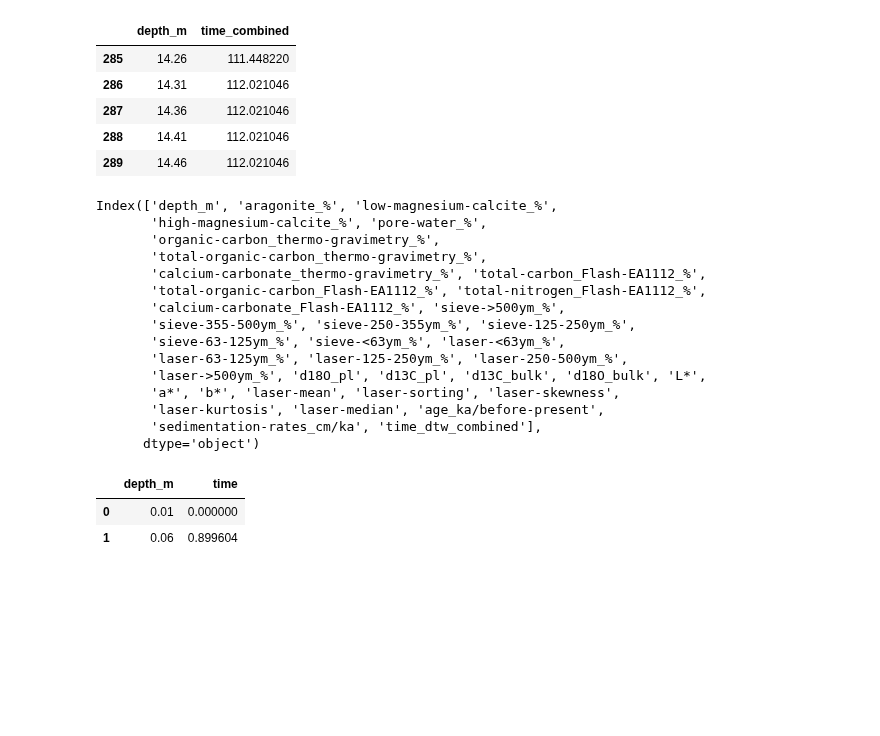
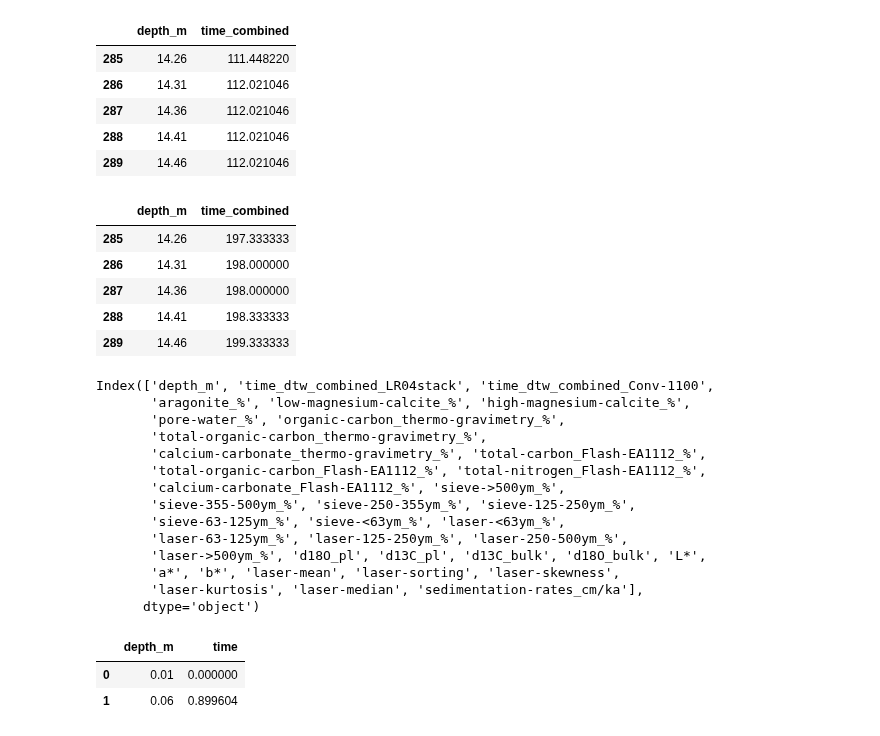
Before and after one commit to andreas-paul/dtw, a Jupyter notebook: src/02_fig_age-models.ipynb, the cells around one changed output. Drawn from its saved outputs; the diff is of its cells as text; code cells hidden in the pictures; blank space fills up the shorter version.

```diff
--- a/src/02_fig_age-models.ipynb
+++ b/src/02_fig_age-models.ipynb
@@ -45,5 +47,16 @@ tdm.tail()
 | 287 | 14.36 | 112.021046 |
 | 288 | 14.41 | 112.021046 |
 | 289 | 14.46 | 112.021046 |
+# %%
+tdm_2 = pd.read_csv("../out/time-depth-models/tdm_core_1150_combined_LR04stack.csv")
+# %%
+tdm_2.tail()
+# %% [output]
+|  | depth_m | time_combined |
+| 285 | 14.26 | 197.333333 |
+| 286 | 14.31 | 198.000000 |
+| 287 | 14.36 | 198.000000 |
+| 288 | 14.41 | 198.333333 |
+| 289 | 14.46 | 199.333333 |
 # %%
 data = pd.read_excel("../out/data_1150.xlsx")
@@ -52,19 +63,18 @@ data.drop('age_ka_dtw', axis=1, inplace=True)
-# %%
-data.columns
-# %% [output]
-Index(['depth_m', 'aragonite_%', 'low-magnesium-calcite_%',
-       'high-magnesium-calcite_%', 'pore-water_%',
-       'organic-carbon_thermo-gravimetry_%',
-       'total-organic-carbon_thermo-gravimetry_%',
-       'calcium-carbonate_thermo-gravimetry_%', 'total-carbon_Flash-EA1112_%',
-       'total-organic-carbon_Flash-EA1112_%', 'total-nitrogen_Flash-EA1112_%',
-       'calcium-carbonate_Flash-EA1112_%', 'sieve->500ym_%',
-       'sieve-355-500ym_%', 'sieve-250-355ym_%', 'sieve-125-250ym_%',
-       'sieve-63-125ym_%', 'sieve-<63ym_%', 'laser-<63ym_%',
-       'laser-63-125ym_%', 'laser-125-250ym_%', 'laser-250-500ym_%',
-       'laser->500ym_%', 'd18O_pl', 'd13C_pl', 'd13C_bulk', 'd18O_bulk', 'L*',
-       'a*', 'b*', 'laser-mean', 'laser-sorting', 'laser-skewness',
-       'laser-kurtosis', 'laser-median', 'age_ka/before-present',
-       'sedimentation-rates_cm/ka', 'time_dtw_combined'],
-      dtype='object')
+# %%
+data.columns
+# %% [output]
+Index(['depth_m', 'time_dtw_combined_LR04stack', 'time_dtw_combined_Conv-1100',
+       'aragonite_%', 'low-magnesium-calcite_%', 'high-magnesium-calcite_%',
+       'pore-water_%', 'organic-carbon_thermo-gravimetry_%',
+       'total-organic-carbon_thermo-gravimetry_%',
+       'calcium-carbonate_thermo-gravimetry_%', 'total-carbon_Flash-EA1112_%',
+       'total-organic-carbon_Flash-EA1112_%', 'total-nitrogen_Flash-EA1112_%',
+       'calcium-carbonate_Flash-EA1112_%', 'sieve->500ym_%',
+       'sieve-355-500ym_%', 'sieve-250-355ym_%', 'sieve-125-250ym_%',
+       'sieve-63-125ym_%', 'sieve-<63ym_%', 'laser-<63ym_%',
+       'laser-63-125ym_%', 'laser-125-250ym_%', 'laser-250-500ym_%',
+       'laser->500ym_%', 'd18O_pl', 'd13C_pl', 'd13C_bulk', 'd18O_bulk', 'L*',
+       'a*', 'b*', 'laser-mean', 'laser-sorting', 'laser-skewness',
+       'laser-kurtosis', 'laser-median', 'sedimentation-rates_cm/ka'],
+      dtype='object')
 # %%
```
Also changed, not shown: parts of 10 cells of this notebook.
